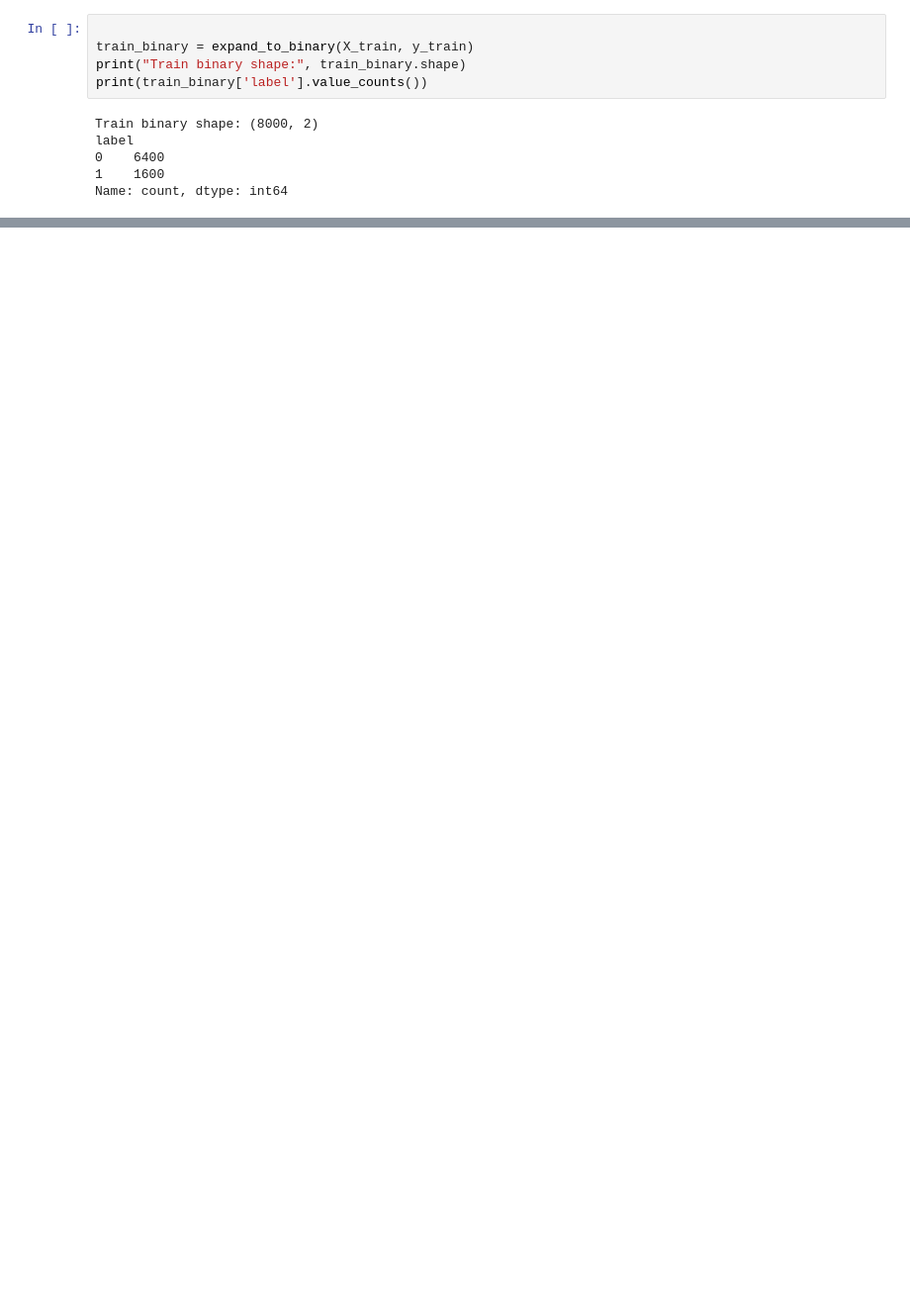
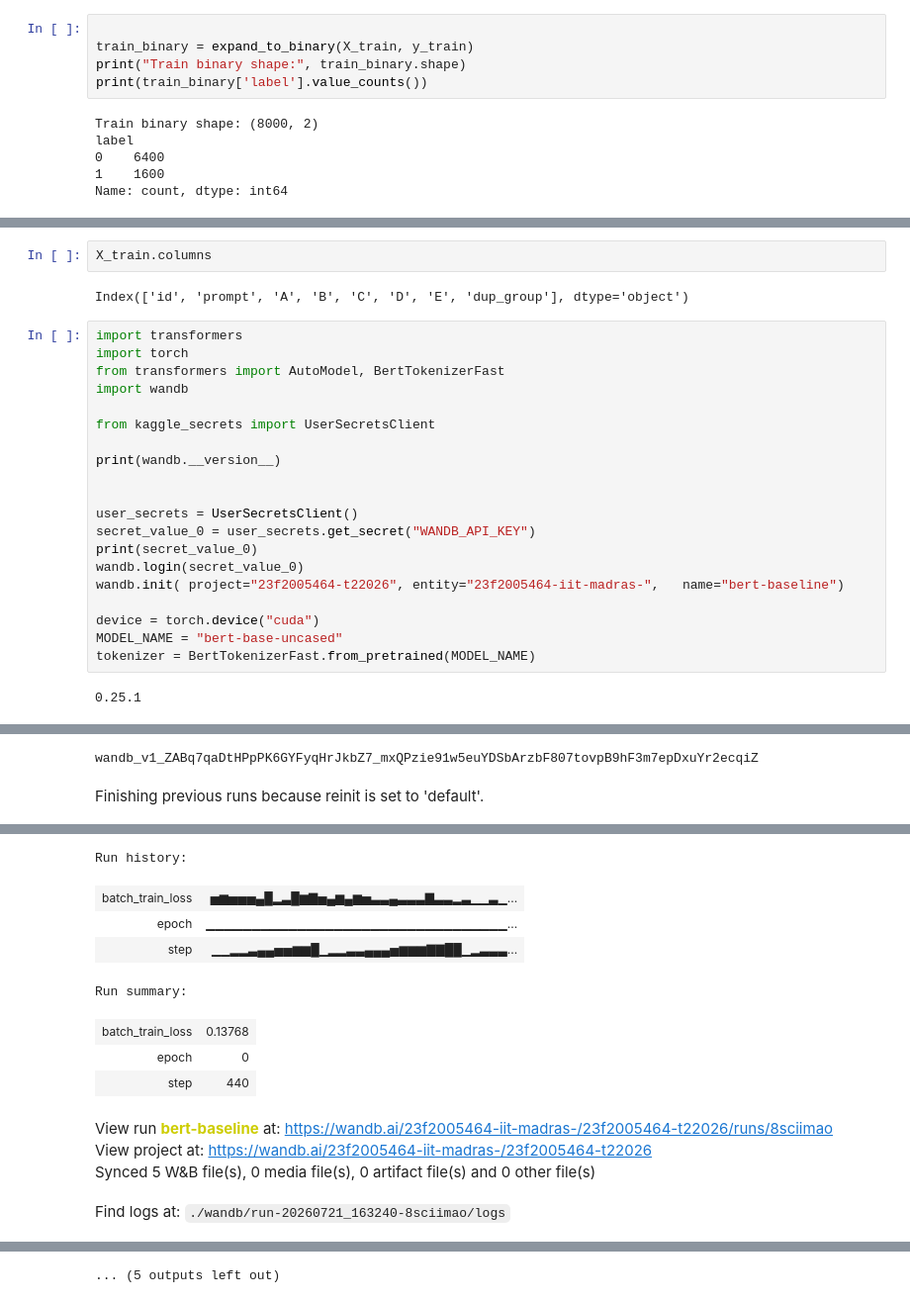
Before and after one commit to 23f2005464/-Smart-MCQ-Solver-Challenge, a Jupyter notebook: notebooks/main.ipynb, the cells around one changed output, grey strips where cells are left out. Shown at 99% size. Cells and saved outputs as stored; diff of their text form; blank space fills up the shorter version.

Commit message:
Kaggle Notebook | DL-23f2005464-notebook-t22026 | Version 16

```diff
--- a/notebooks/main.ipynb
+++ b/notebooks/main.ipynb
@@ -386,0 +387,26 @@ Submission saved!
+# %%
+X_train.columns
+# %% [output]
+Index(['id', 'prompt', 'A', 'B', 'C', 'D', 'E', 'dup_group'], dtype='object')
+# %%
+import transformers
+import torch
+from transformers import AutoModel, BertTokenizerFast
+import wandb
+
+from kaggle_secrets import UserSecretsClient
+
+print(wandb.__version__)
+
+
+user_secrets = UserSecretsClient()
+secret_value_0 = user_secrets.get_secret("WANDB_API_KEY")
+print(secret_value_0)
+wandb.login(secret_value_0)
+wandb.init( project="23f2005464-t22026", entity="23f2005464-iit-madras-",   name="bert-baseline")
+
+device = torch.device("cuda")
+MODEL_NAME = "bert-base-uncased"
+tokenizer = BertTokenizerFast.from_pretrained(MODEL_NAME)
+# %% [output]
+0.25.1
@@ -386,0 +414,2 @@ Submission saved!
+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
+Finishing previous runs because reinit is set to 'default'.
@@ -386,0 +417,12 @@ Submission saved!
+Run history:
+| batch_train_loss | ▅▆▅▅▅▄█▂▃█▆▇▅▄▆▄▆▅▃▃▄▃▃▃▇▃▃▂▃▁▁▃▁... |
+| epoch | ▁▁▁▁▁▁▁▁▁▁▁▁▁▁▁▁▁▁▁▁▁▁▁▁▁▁▁▁▁▁▁▁▁... |
+| step | ▁▁▂▂▃▄▄▅▅▆▆█▁▂▂▃▃▄▄▄▅▆▆▆▇▇██▁▂▃▃▃... |
+Run summary:
+| batch_train_loss | 0.13768 |
+| epoch | 0 |
+| step | 440 |
+View run bert-baseline at: https://wandb.ai/23f2005464-iit-madras-/23f2005464-t22026/runs/8sciimao
+View project at: https://wandb.ai/23f2005464-iit-madras-/23f2005464-t22026
+Synced 5 W&B file(s), 0 media file(s), 0 artifact file(s) and 0 other file(s)
+Find logs at: ./wandb/run-20260721_163240-8sciimao/logs
@@ -386,0 +430 @@ Submission saved!
+... (5 outputs left out)
```
Also changed, not shown: parts of 58 cells of this notebook.
